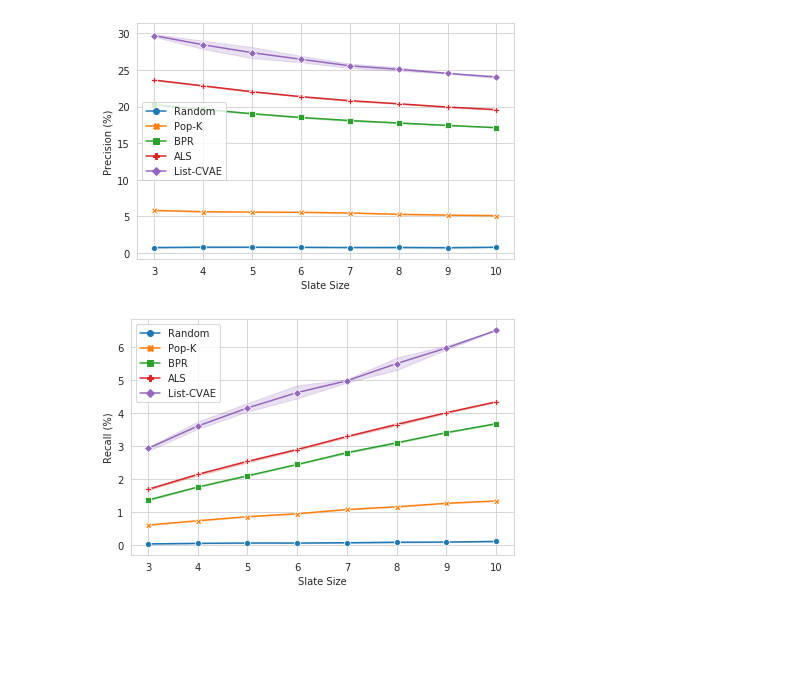
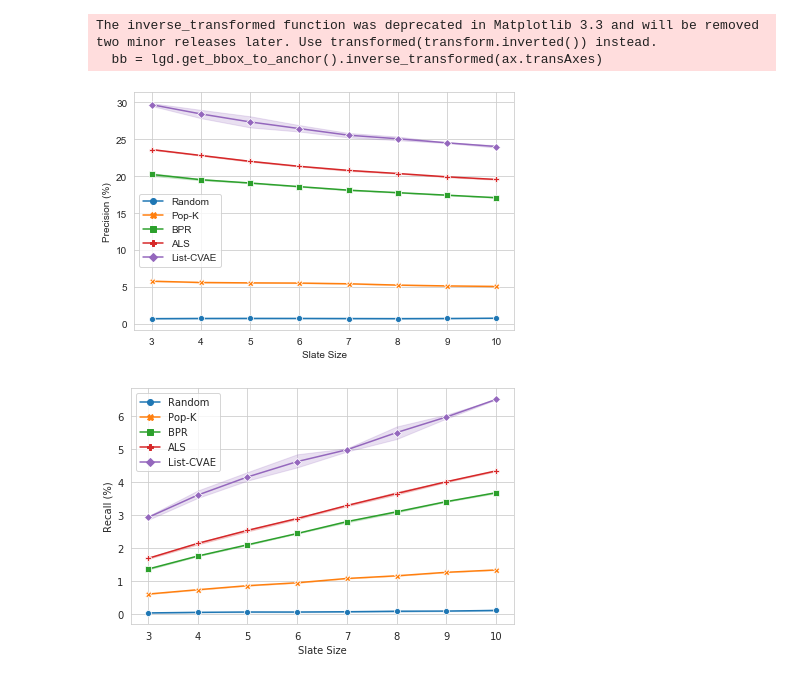
Before and after one commit to dferendo/RecommendationSystem, a Jupyter notebook: plots/slate_plot.ipynb, the cells around one changed output. Saved outputs shown, nothing was run; the diff lists cells and outputs as text; code cells hidden in the pictures; blank space fills up the shorter version.

Commit message:
Added plots

```diff
--- a/plots/slate_plot.ipynb
+++ b/plots/slate_plot.ipynb
@@ -35,19 +35,31 @@ df_all
 # %%
 ax = sns.lineplot(x="Slate Size", y="Precision (%)", hue="Algorithm",
                   style="Algorithm", markers=True, dashes=False,
                   data=df_all)
 
 handles, labels = ax.get_legend_handles_labels()
-ax.legend(handles=handles[1:], labels=labels[1:])
+lgd = ax.legend(handles=handles[1:], labels=labels[1:], loc='center left')
+
+# Get the bounding box of the original legend
+bb = lgd.get_bbox_to_anchor().inverse_transformed(ax.transAxes)
+
+# Change to location of the legend.
+xOffset = 0.08
+bb.y0 -= xOffset
+bb.y1 -= xOffset
+lgd.set_bbox_to_anchor(bb, transform = ax.transAxes)
+
 
 fig = ax.get_figure()
 fig.tight_layout()
-fig.savefig("precision.pdf")
+fig.savefig("precision.pdf", bbox_extra_artists=(lgd,), bbox_inches='tight')
 
 # Put the legend out of the figure
 # plt.legend(bbox_to_anchor=(1.05, 1), loc=2, borderaxespad=0.)
 # %% [output]
+The inverse_transformed function was deprecated in Matplotlib 3.3 and will be removed two minor releases later. Use transformed(transform.inverted()) instead.
+  bb = lgd.get_bbox_to_anchor().inverse_transformed(ax.transAxes)
-[figure, old version]
+[figure, new version]
 # %%
 ax = sns.lineplot(x="Slate Size", y="Recall (%)", hue="Algorithm",
                   style="Algorithm", markers=True, dashes=False,
```
Also changed, not shown: parts of 3 cells of this notebook, 3 other files.
